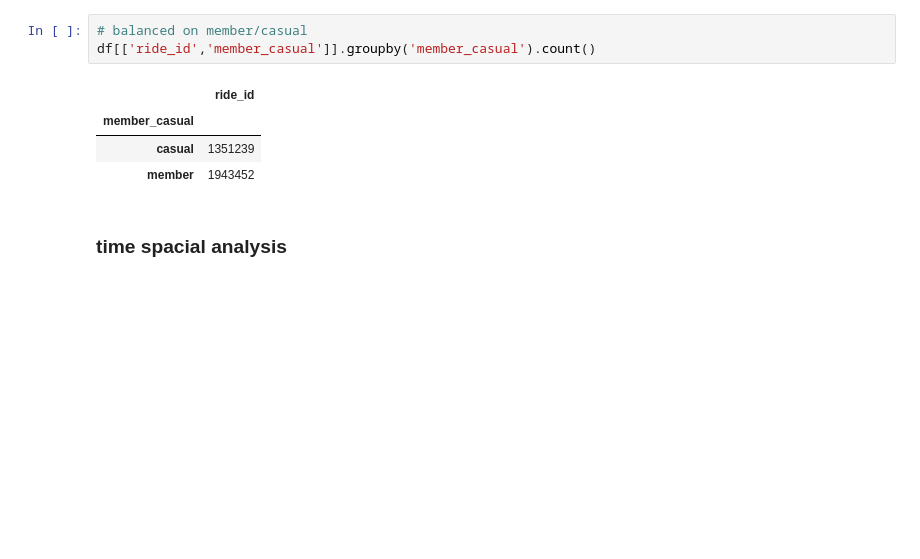
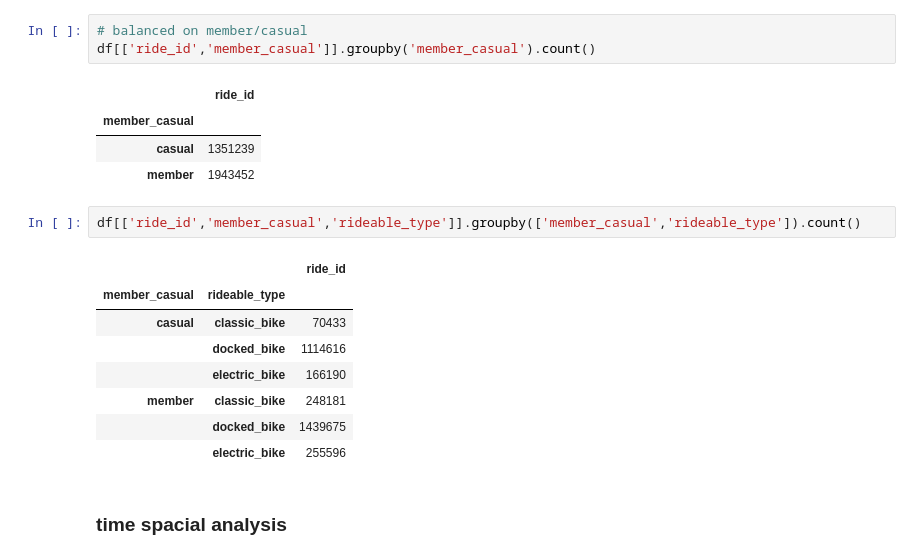
Before and after one commit to arcadianlyric/Google_data_analytics_Bike_share_growth_hacking, a Jupyter notebook: capstone_project/bike_share/src/bike_share_analysis.ipynb, the cells around one changed output. Cells and saved outputs as stored; diff of their text form; blank space fills up the shorter version.

```diff
--- a/capstone_project/bike_share/src/bike_share_analysis.ipynb
+++ b/capstone_project/bike_share/src/bike_share_analysis.ipynb
@@ -147,6 +149,17 @@ df[['ride_id','member_casual']].groupby('member_casual').count()
 | member_casual |  |
 | casual | 1351239 |
 | member | 1943452 |
+# %%
+df[['ride_id','member_casual','rideable_type']].groupby(['member_casual','rideable_type']).count()
+# %% [output]
+|  |  | ride_id |
+| member_casual | rideable_type |  |
+| casual | classic_bike | 70433 |
+|  | docked_bike | 1114616 |
+|  | electric_bike | 166190 |
+| member | classic_bike | 248181 |
+|  | docked_bike | 1439675 |
+|  | electric_bike | 255596 |
 # %% [markdown]
 ### time spacial analysis
 # %%
```
Also changed, not shown: parts of 10 cells of this notebook.
